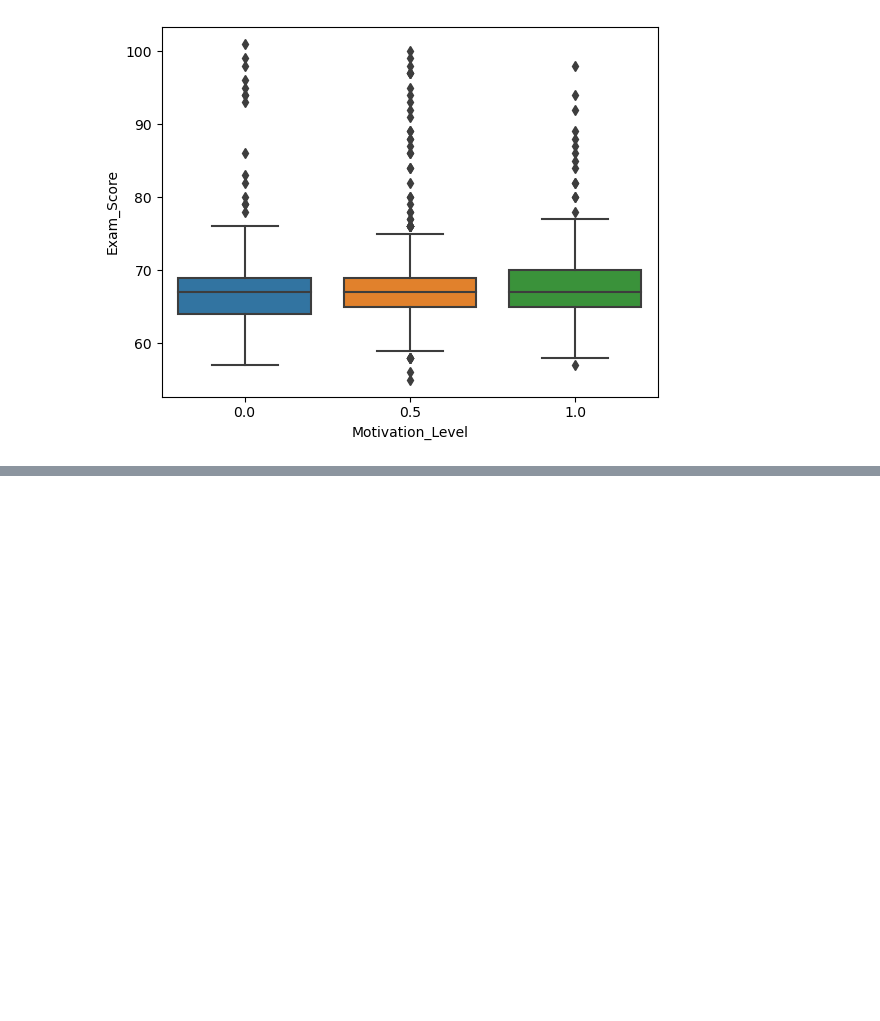
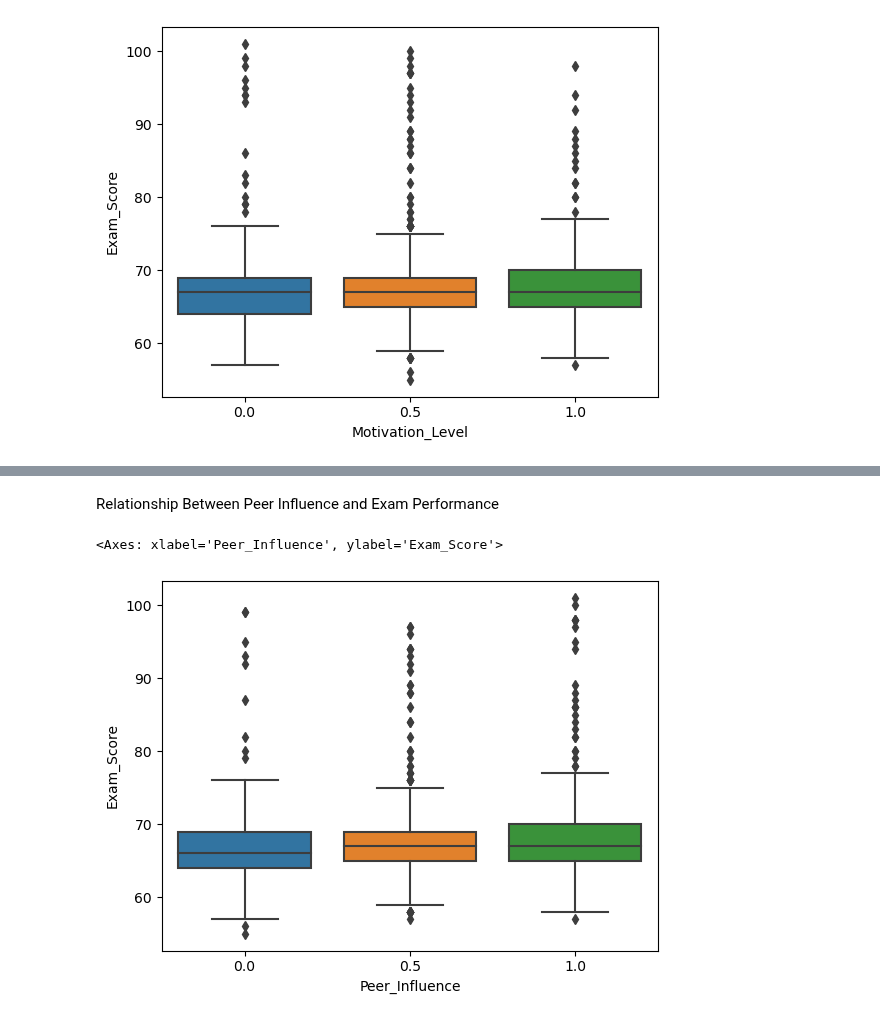
Before and after one commit to setarehsalkhi/OMIS-114-Project, a Jupyter notebook: CleanedData.ipynb, the cells around one changed output, grey strips where cells are left out. Saved outputs shown, nothing was run; the diff lists cells and outputs as text; code cells hidden in the pictures; blank space fills up the shorter version.

```diff
--- a/CleanedData.ipynb
+++ b/CleanedData.ipynb
@@ -433,0 +441,7 @@ Hence, motivation may influence performance but isn't the sole determining facto
+# %% [markdown]
+Relationship Between Peer Influence and Exam Performance
+# %%
+sns.boxplot(x = "Peer_Influence", y = "Exam_Score", data=df2)
+# %% [output]
+<Axes: xlabel='Peer_Influence', ylabel='Exam_Score'>
+[figure, added]
```
Also changed, not shown: parts of 12 cells of this notebook.
